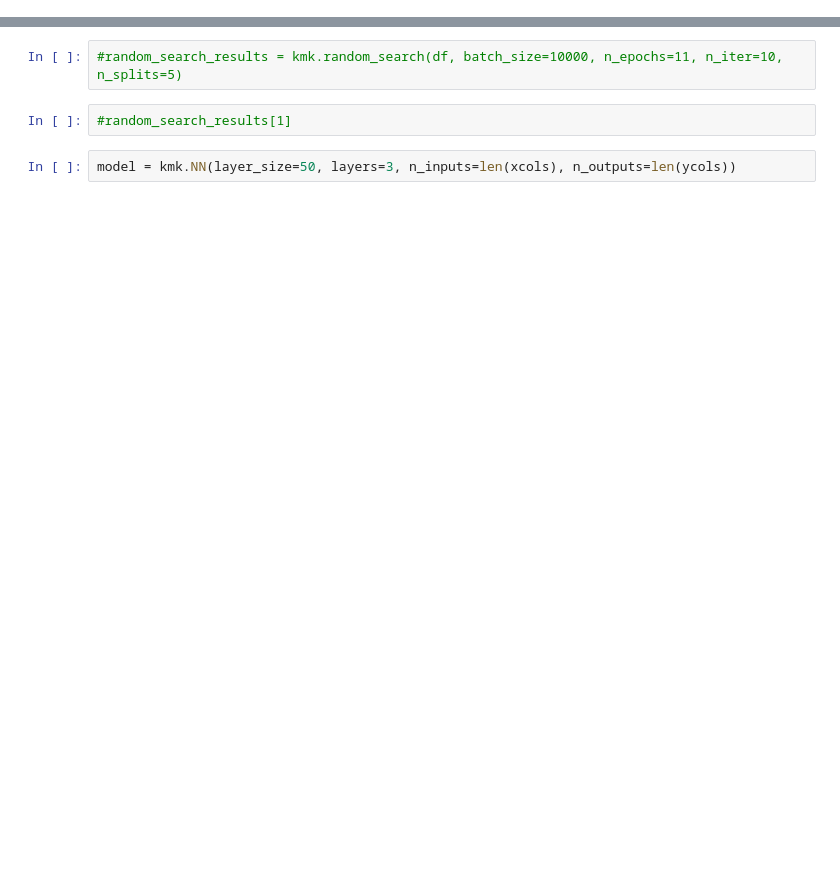
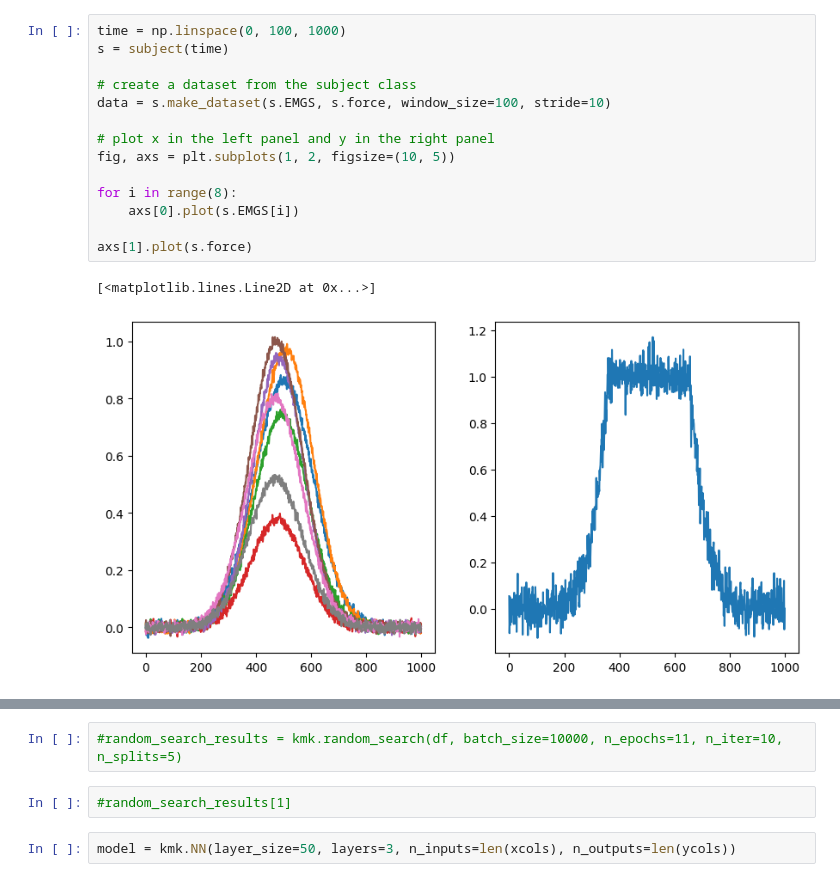
Before and after one commit to ericfonseca95/kmk, a Jupyter notebook: notebooks/test.ipynb, the cells around one changed output, grey strips where cells are left out. Drawn from its saved outputs; the diff is of its cells as text; blank space fills up the shorter version.

```diff
--- a/notebooks/test.ipynb
+++ b/notebooks/test.ipynb
@@ -12,0 +110,17 @@ os.getcwd()
+# %%
+time = np.linspace(0, 100, 1000)
+s = subject(time)
+
+# create a dataset from the subject class
+data = s.make_dataset(s.EMGS, s.force, window_size=100, stride=10)
+
+# plot x in the left panel and y in the right panel
+fig, axs = plt.subplots(1, 2, figsize=(10, 5))
+
+for i in range(8):
+    axs[0].plot(s.EMGS[i])
+
+axs[1].plot(s.force)
+# %% [output]
+[<matplotlib.lines.Line2D at 0x...>]
+[figure, added]
```
Also changed, not shown: parts of 14 cells of this notebook, 1 other file.
